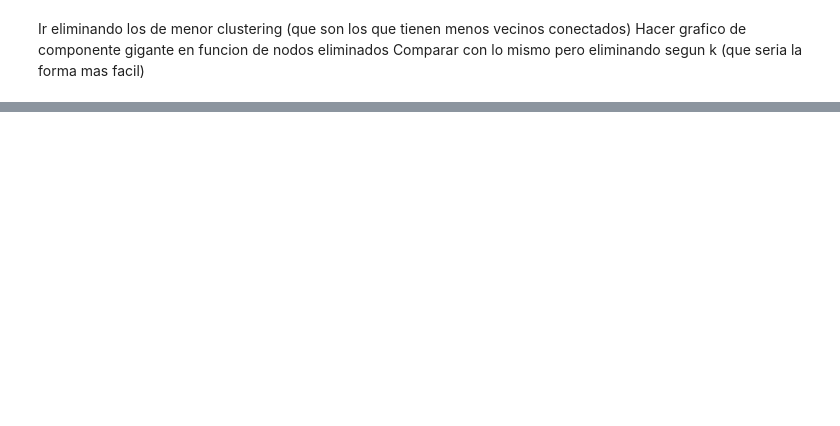
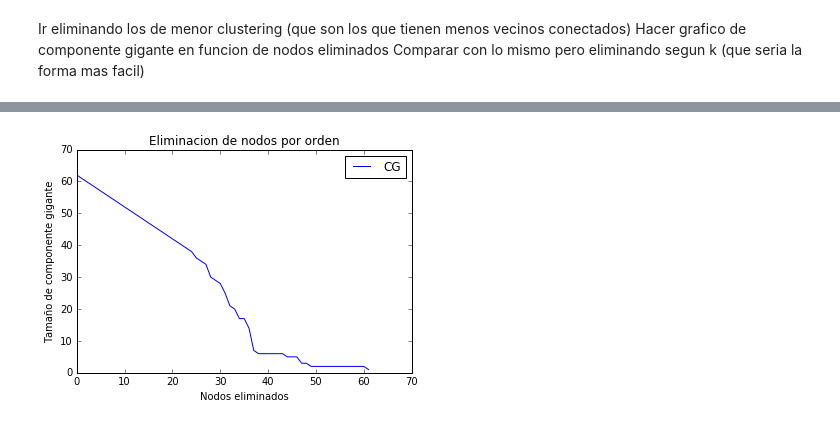
Before and after one commit to Redes2018/tp1, a Jupyter notebook: TC1-2.ipynb, the cells around one changed output, grey strips where cells are left out. Drawn from its saved outputs; the diff is of its cells as text; code cells hidden in the pictures; blank space fills up the shorter version.

```diff
--- a/TC1-2.ipynb
+++ b/TC1-2.ipynb
@@ -222,0 +206,27 @@ plt.show()
+# %%
+# Diccionario
+coefCG = {}
+
+for i,delfin in enumerate(delfines):
+    coefCG[delfin] = coef[delfin] / grado[delfin] # Agrega al diccionario delfin con clustering/grado
+
+# Lista ordenada de ese nuevo coeficiente
+clust_grado = sorted(coefCG, key=coefCG.__getitem__)
+
+dolphins_copy = nx.read_gml(myFolder+'dolphins.gml')
+
+comp_size_CG = np.ones(L) # vector de 1s que se va a ir llenando con el tamaño de la componente gigante (eje y)
+comp_size_CG[0] = L # la primera componente es el tamaño original del grafo
+
+for i in range(L-1):
+    dolphins_copy.remove_node(clust_grado[i])
+    comp_size_CG[i+1] = len(max(nx.connected_component_subgraphs(dolphins_copy),key=len))
+
+plt.plot(nodos_elim,comp_size_CG,'-b',label='CG')
+plt.xlabel('Nodos eliminados')
+plt.ylabel('Tamaño de componente gigante')
+plt.title('Eliminacion de nodos por orden')
+plt.legend()
+plt.show()
+# %% [output]
+[figure, added]
```
Also changed, not shown: parts of 9 cells of this notebook.
